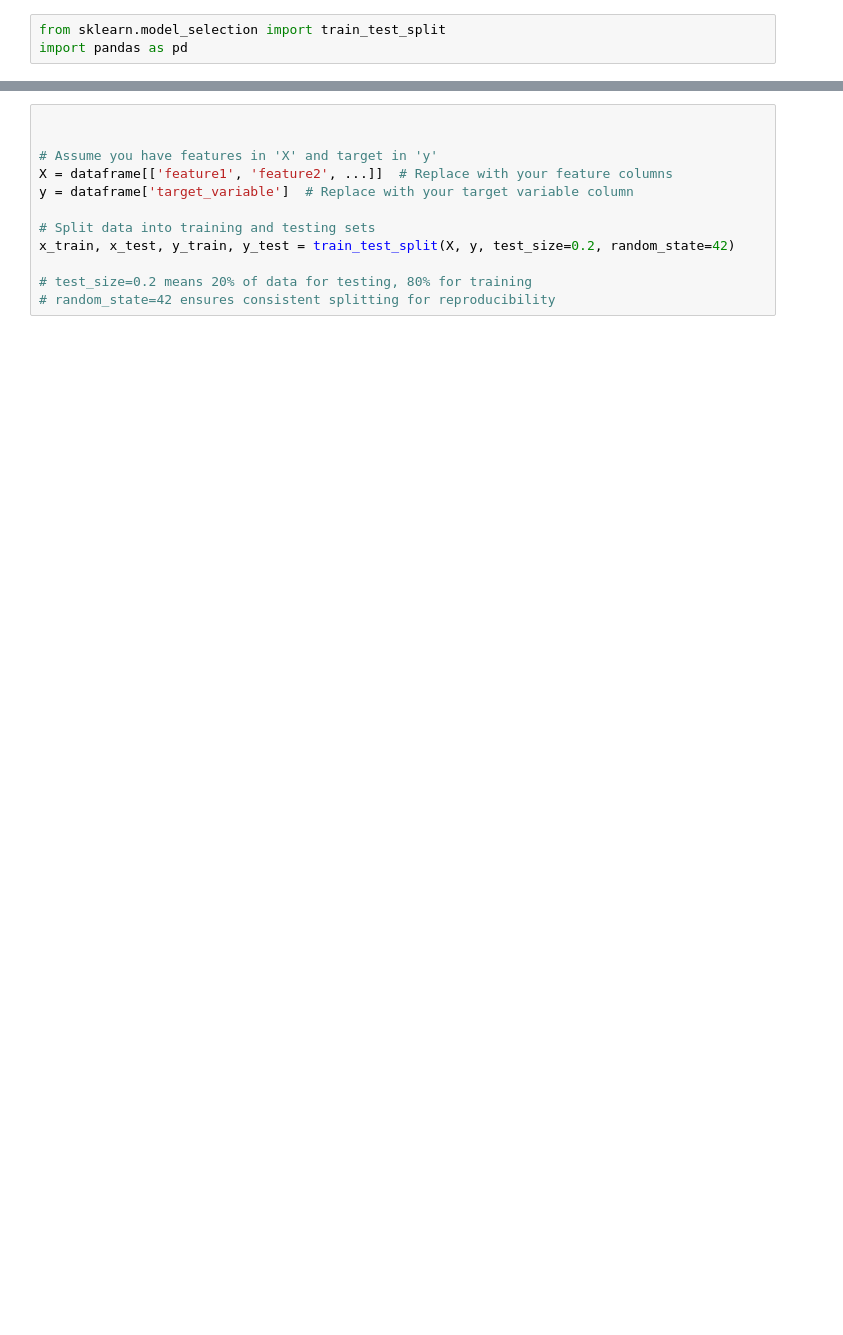
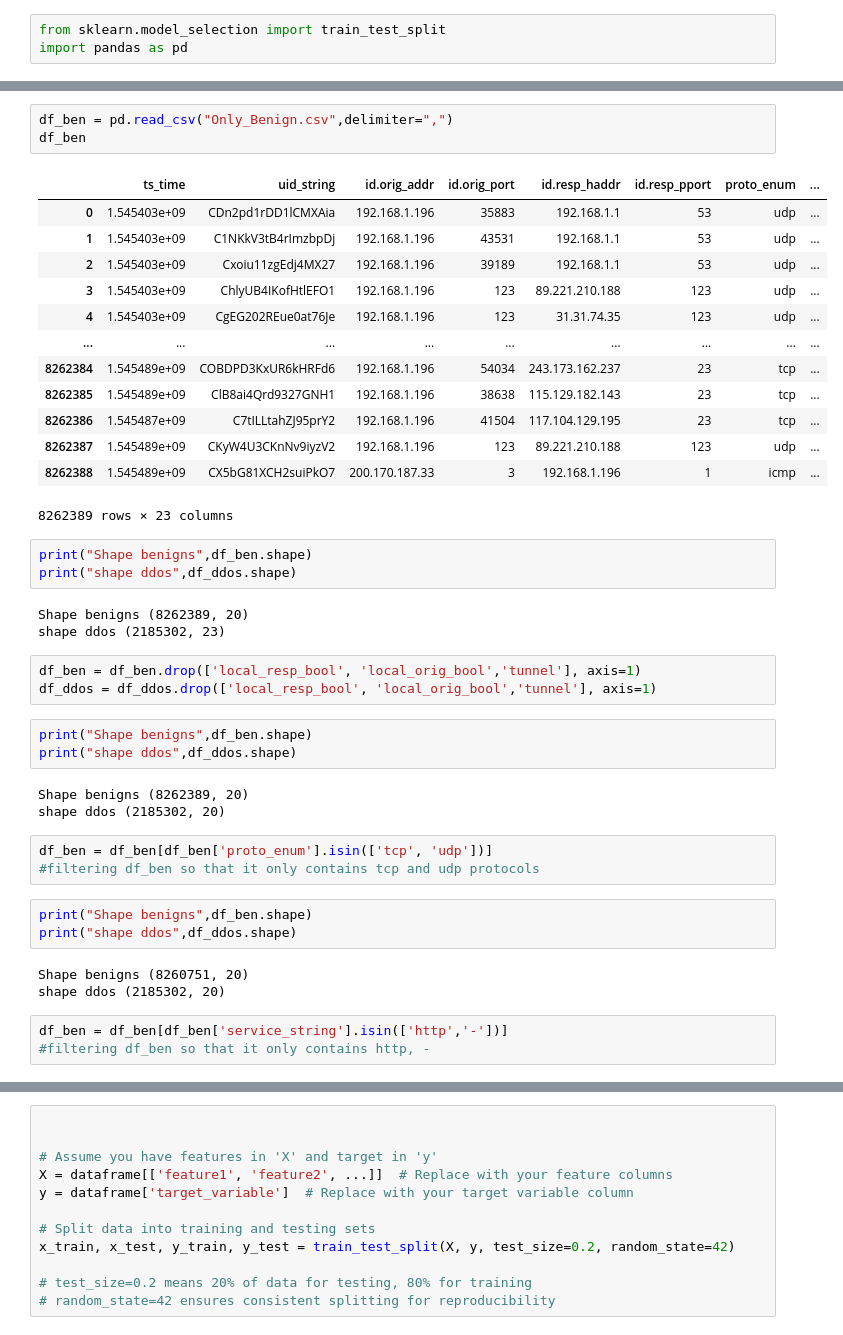
Before and after one commit to sarardnd/TMA, a Jupyter notebook: model.ipynb, the cells around one changed output, grey strips where cells are left out. Saved outputs shown, nothing was run; the diff lists cells and outputs as text; blank space fills up the shorter version.

```diff
--- a/model.ipynb
+++ b/model.ipynb
@@ -8,0 +23,44 @@ FileNotFoundError: [Errno 2] No such file or directory: 'Only_DDOS'
+# %%
+df_ben = pd.read_csv("Only_Benign.csv",delimiter=",")
+df_ben
+# %% [output]
+|  | ts_time | uid_string | id.orig_addr | id.orig_port | id.resp_haddr | id.resp_pport | proto_enum | ... |
+| 0 | 1.545403e+09 | CDn2pd1rDD1lCMXAia | 192.168.1.196 | 35883 | 192.168.1.1 | 53 | udp | ... |
+| 1 | 1.545403e+09 | C1NKkV3tB4rImzbpDj | 192.168.1.196 | 43531 | 192.168.1.1 | 53 | udp | ... |
+| 2 | 1.545403e+09 | Cxoiu11zgEdj4MX27 | 192.168.1.196 | 39189 | 192.168.1.1 | 53 | udp | ... |
+| 3 | 1.545403e+09 | ChlyUB4IKofHtlEFO1 | 192.168.1.196 | 123 | 89.221.210.188 | 123 | udp | ... |
+| 4 | 1.545403e+09 | CgEG202REue0at76Je | 192.168.1.196 | 123 | 31.31.74.35 | 123 | udp | ... |
+| ... | ... | ... | ... | ... | ... | ... | ... | ... |
+| 8262384 | 1.545489e+09 | COBDPD3KxUR6kHRFd6 | 192.168.1.196 | 54034 | 243.173.162.237 | 23 | tcp | ... |
+| 8262385 | 1.545489e+09 | ClB8ai4Qrd9327GNH1 | 192.168.1.196 | 38638 | 115.129.182.143 | 23 | tcp | ... |
+| 8262386 | 1.545487e+09 | C7tILLtahZJ95prY2 | 192.168.1.196 | 41504 | 117.104.129.195 | 23 | tcp | ... |
+| 8262387 | 1.545489e+09 | CKyW4U3CKnNv9iyzV2 | 192.168.1.196 | 123 | 89.221.210.188 | 123 | udp | ... |
+| 8262388 | 1.545489e+09 | CX5bG81XCH2suiPkO7 | 200.170.187.33 | 3 | 192.168.1.196 | 1 | icmp | ... |
+8262389 rows × 23 columns
+# %%
+print("Shape benigns",df_ben.shape)
+print("shape ddos",df_ddos.shape)
+# %% [output]
+Shape benigns (8262389, 20)
+shape ddos (2185302, 23)
+# %%
+df_ben = df_ben.drop(['local_resp_bool', 'local_orig_bool','tunnel'], axis=1)
+df_ddos = df_ddos.drop(['local_resp_bool', 'local_orig_bool','tunnel'], axis=1)
+# %%
+print("Shape benigns",df_ben.shape)
+print("shape ddos",df_ddos.shape)
+# %% [output]
+Shape benigns (8262389, 20)
+shape ddos (2185302, 20)
+# %%
+df_ben = df_ben[df_ben['proto_enum'].isin(['tcp', 'udp'])]
+#filtering df_ben so that it only contains tcp and udp protocols
+# %%
+print("Shape benigns",df_ben.shape)
+print("shape ddos",df_ddos.shape)
+# %% [output]
+Shape benigns (8260751, 20)
+shape ddos (2185302, 20)
+# %%
+df_ben = df_ben[df_ben['service_string'].isin(['http','-'])]
+#filtering df_ben so that it only contains http, -
```
Also changed, not shown: parts of 11 cells of this notebook.
